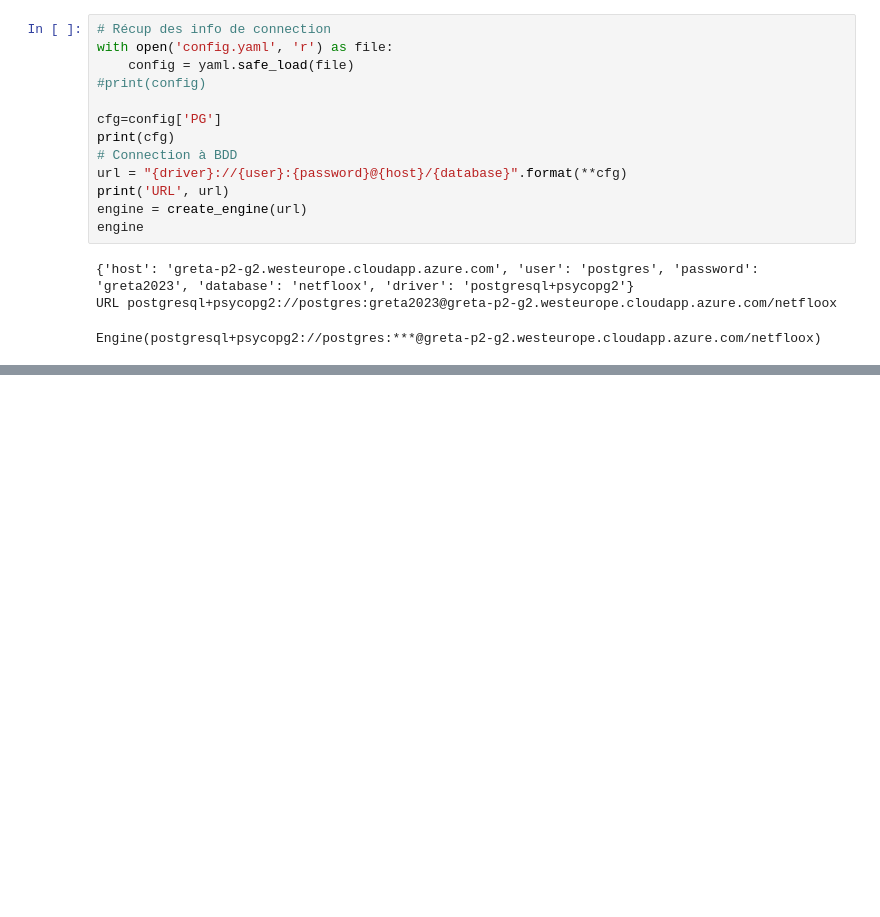
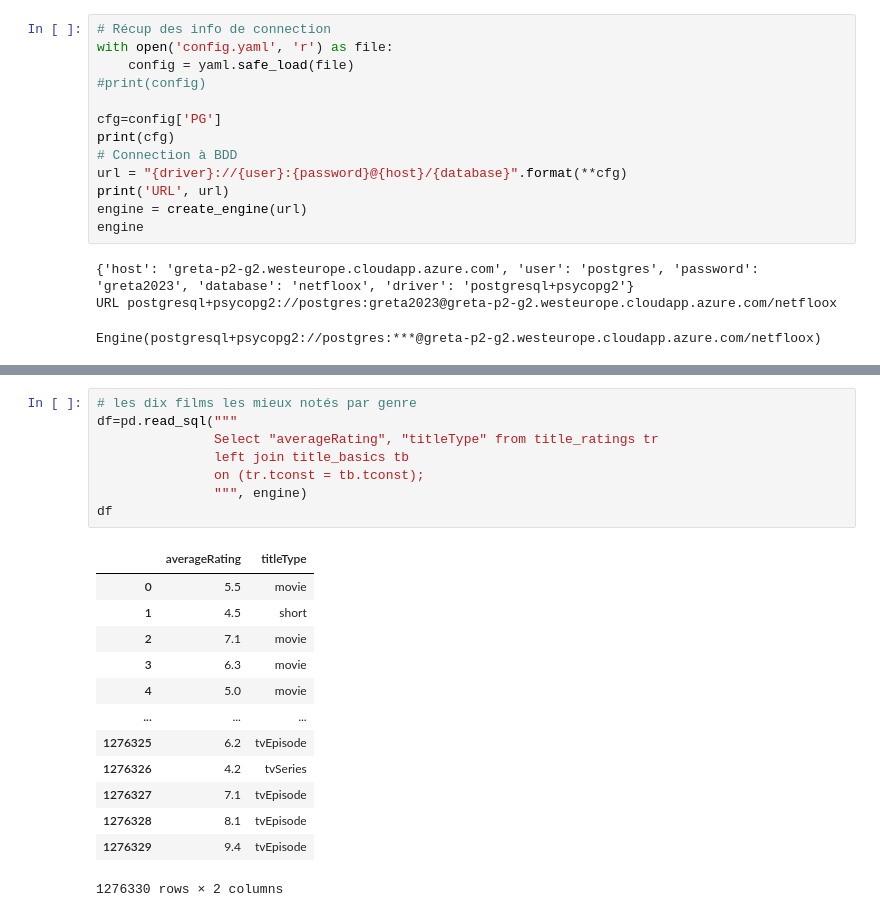
Before and after one commit to data-IA-2022/Netfloox_David_Sylvine_Evelyne, a Jupyter notebook: exploration.ipynb, the cells around one changed output, grey strips where cells are left out. Saved outputs shown, nothing was run; the diff lists cells and outputs as text; blank space fills up the shorter version.

```diff
--- a/exploration.ipynb
+++ b/exploration.ipynb
@@ -53,0 +80,22 @@ df = pd.read_sql("""
+# %%
+# les dix films les mieux notés par genre
+df=pd.read_sql("""
+               Select "averageRating", "titleType" from title_ratings tr
+               left join title_basics tb
+               on (tr.tconst = tb.tconst);
+               """, engine)
+df
+# %% [output]
+|  | averageRating | titleType |
+| 0 | 5.5 | movie |
+| 1 | 4.5 | short |
+| 2 | 7.1 | movie |
+| 3 | 6.3 | movie |
+| 4 | 5.0 | movie |
+| ... | ... | ... |
+| 1276325 | 6.2 | tvEpisode |
+| 1276326 | 4.2 | tvSeries |
+| 1276327 | 7.1 | tvEpisode |
+| 1276328 | 8.1 | tvEpisode |
+| 1276329 | 9.4 | tvEpisode |
+1276330 rows × 2 columns
```
Also changed, not shown: parts of 7 cells of this notebook, 2 other files.
